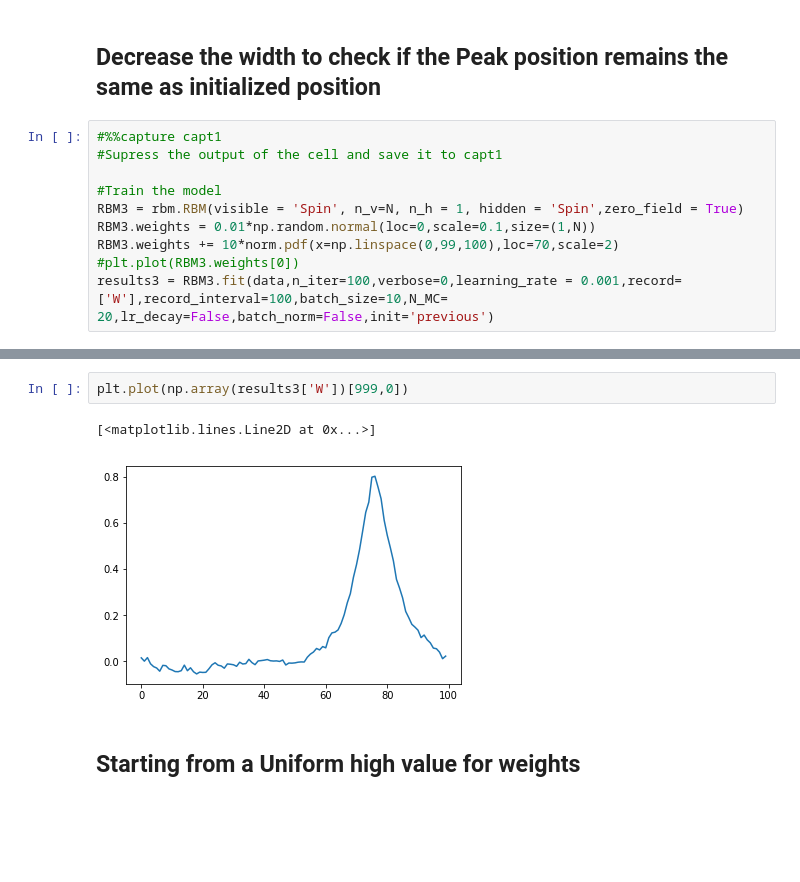
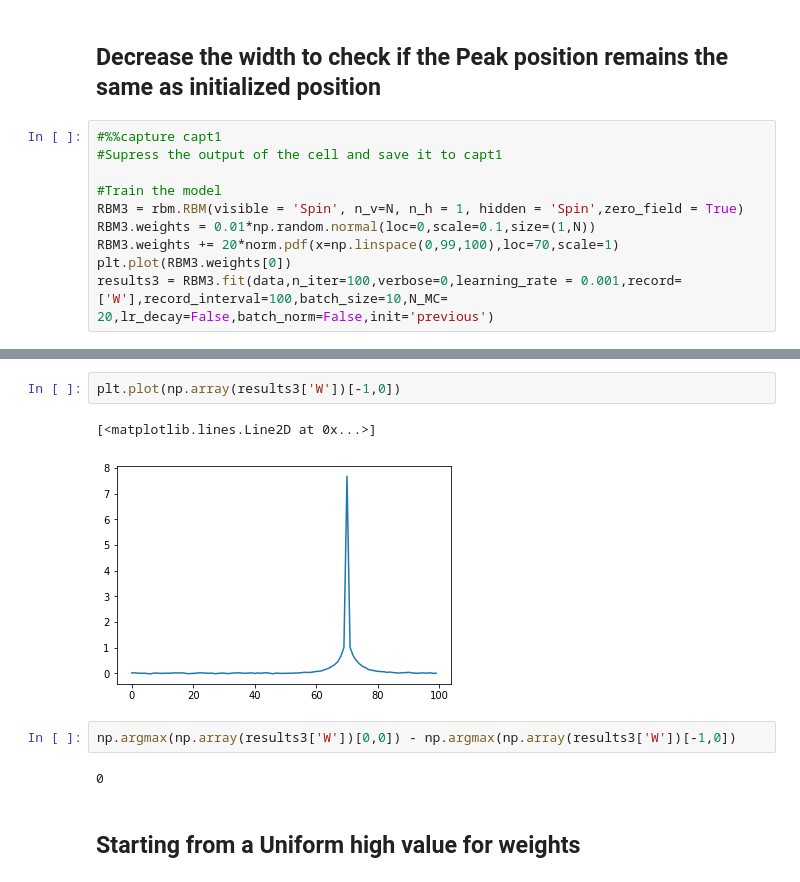
Before and after one commit to btemoshir/learningDynamics, a Jupyter notebook: 8_biasing_InitialWeights.ipynb, the cells around one changed output, grey strips where cells are left out. Drawn from its saved outputs; the diff is of its cells as text; blank space fills up the shorter version.

```diff
--- a/8_biasing_InitialWeights.ipynb
+++ b/8_biasing_InitialWeights.ipynb
@@ -130,8 +134,8 @@ plt.plot(np.array(results2['W'])[999,0])
 #Train the model
 RBM3 = rbm.RBM(visible = 'Spin', n_v=N, n_h = 1, hidden = 'Spin',zero_field = True)
 RBM3.weights = 0.01*np.random.normal(loc=0,scale=0.1,size=(1,N))
-RBM3.weights += 10*norm.pdf(x=np.linspace(0,99,100),loc=70,scale=2)
-#plt.plot(RBM3.weights[0])
+RBM3.weights += 20*norm.pdf(x=np.linspace(0,99,100),loc=70,scale=1)
+plt.plot(RBM3.weights[0])
 results3 = RBM3.fit(data,n_iter=100,verbose=0,learning_rate = 0.001,record=['W'],record_interval=100,batch_size=10,N_MC= 20,lr_decay=False,batch_norm=False,init='previous')
 # %% [output]
 Starting epoch 1
@@ -157,8 +159,12 @@ Starting epoch 20
 # %%
-plt.plot(np.array(results3['W'])[999,0])
+plt.plot(np.array(results3['W'])[-1,0])
 # %% [output]
 [<matplotlib.lines.Line2D at 0x...>]
-[figure, old version]
+[figure, new version]
+# %%
+np.argmax(np.array(results3['W'])[0,0]) - np.argmax(np.array(results3['W'])[-1,0])
+# %% [output]
+0
 # %% [markdown]
 ## Starting from a Uniform high value for weights
 # %%
```
Also changed, not shown: parts of 3 cells of this notebook, 4 other files.
